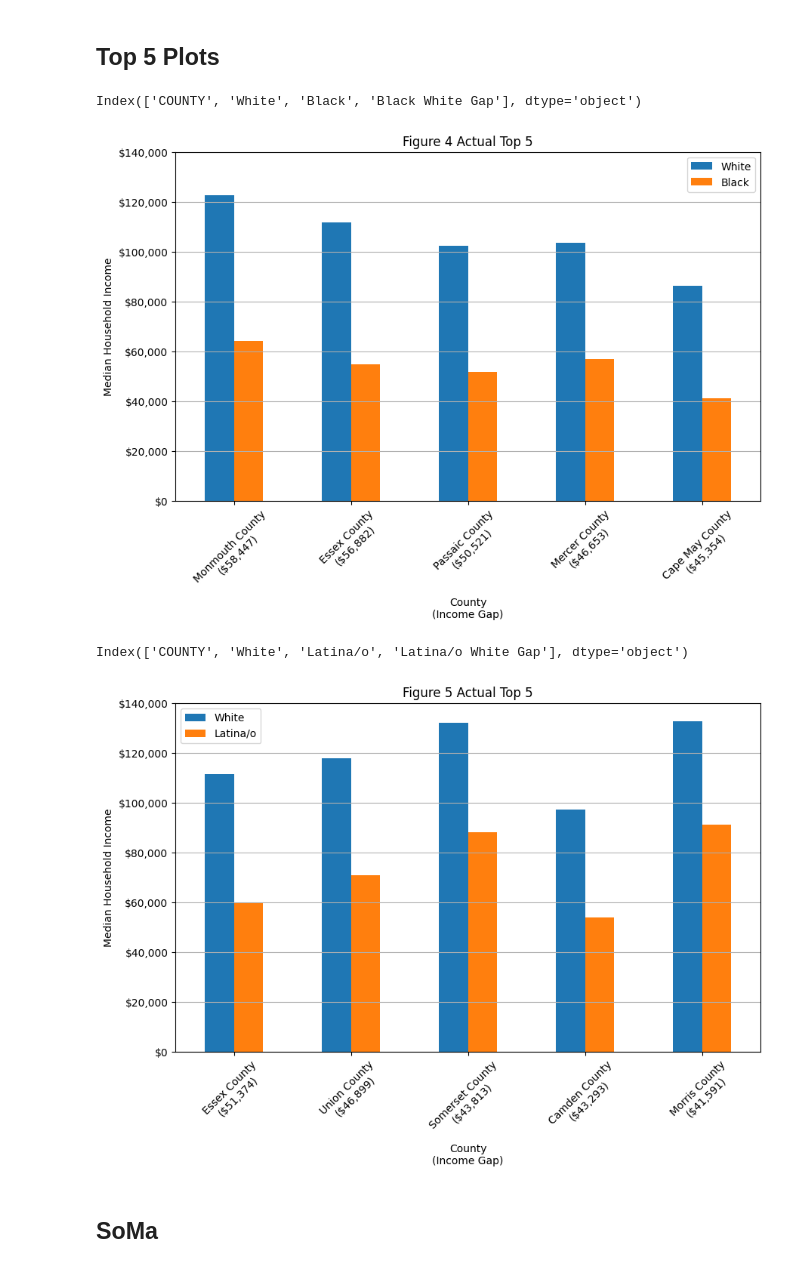
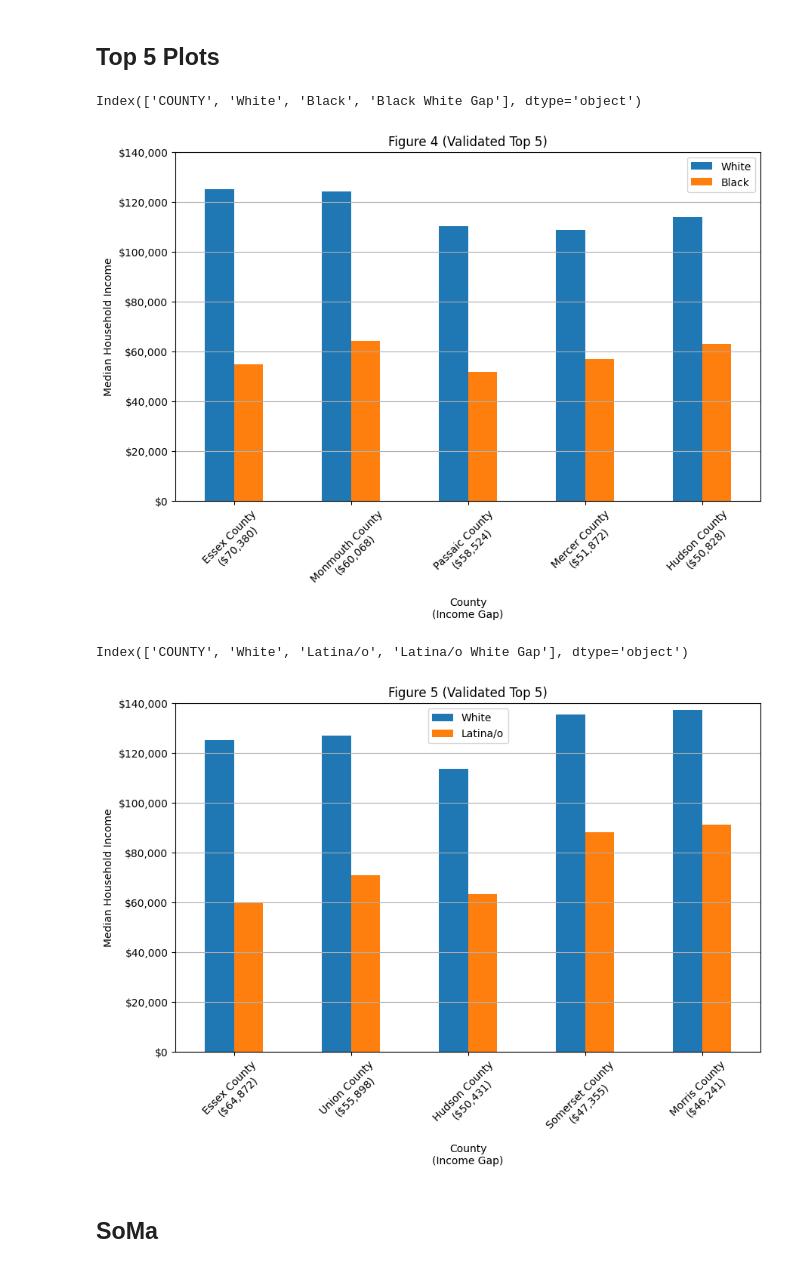
Before and after one commit to vengroff/somaccr, a Jupyter notebook: NSISJ Income Gap.ipynb, the cells around one changed output. Cells and saved outputs as stored; diff of their text form; code cells hidden in the pictures.

Commit message:
White now means white and not Hispanic or Latino.

```diff
--- a/NSISJ Income Gap.ipynb
+++ b/NSISJ Income Gap.ipynb
@@ -27,7 +27,7 @@ from censusdis.counties.new_jersey import (
 import pandas as pd
 from matplotlib.ticker import FuncFormatter, PercentFormatter
 # %%
-MHI_WHITE = "B19013A_001E"
+MHI_WHITE = "B19013H_001E"
 MHI_BLACK = "B19013B_001E"
 MHI_HISPANIC_LATINO = "B19013I_001E"
 
@@ -235,21 +235,24 @@ order_by_gap(df_county, MHI_HISPANIC_LATINO).tail(5)
 ## Top 5 Plots
 # %%
 ax = plot_white_vs(
-    df_top_black_gap, df_top_black_gap["COUNTY"], MHI_BLACK, "Figure 4 Actual Top 5"
+    df_top_black_gap,
+    df_top_black_gap["COUNTY"],
+    MHI_BLACK,
+    "Figure 4 (Validated Top 5)",
 )
 # %% [output]
 Index(['COUNTY', 'White', 'Black', 'Black White Gap'], dtype='object')
-[figure, old version]
+[figure, new version]
 # %%
 ax = plot_white_vs(
     df_top_hispanic_latino_gap,
     df_top_hispanic_latino_gap["COUNTY"],
     MHI_HISPANIC_LATINO,
-    "Figure 5 Actual Top 5",
+    "Figure 5 (Validated Top 5)",
 )
 # %% [output]
 Index(['COUNTY', 'White', 'Latina/o', 'Latina/o White Gap'], dtype='object')
-[figure, old version]
+[figure, new version]
 # %% [markdown]
 ## SoMa
 # %%
```
Also changed, not shown: parts of 10 cells of this notebook, 2 other files.
